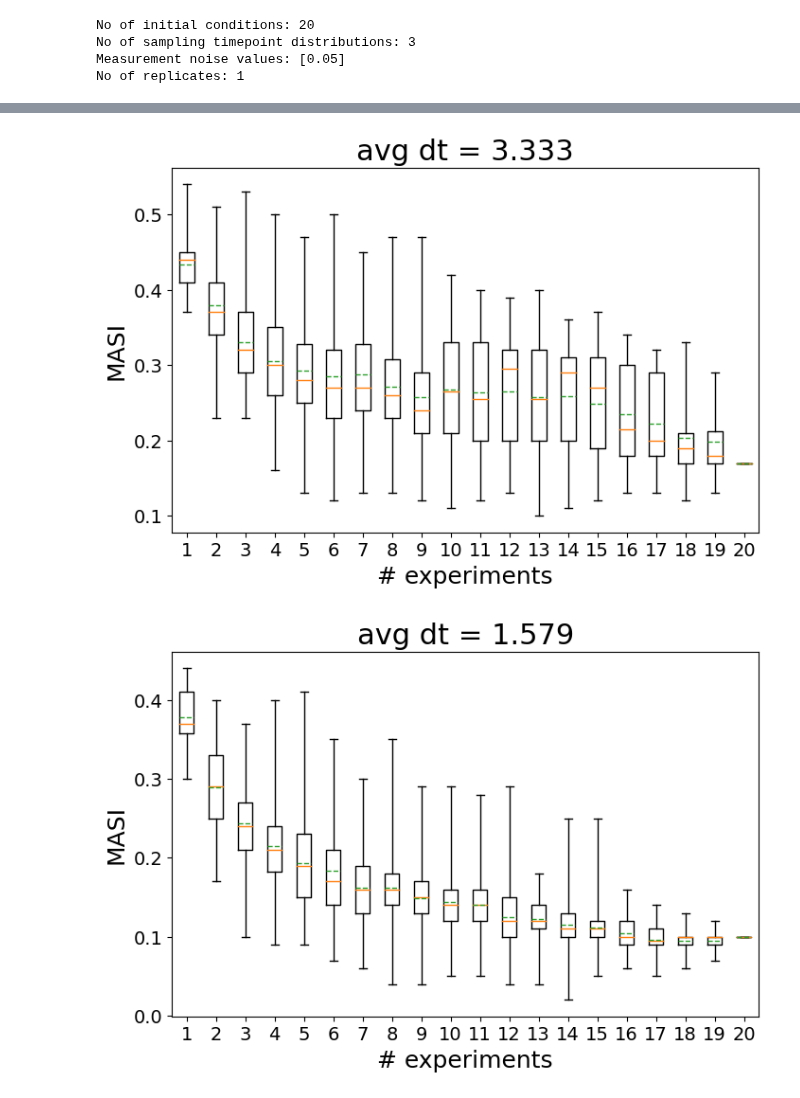
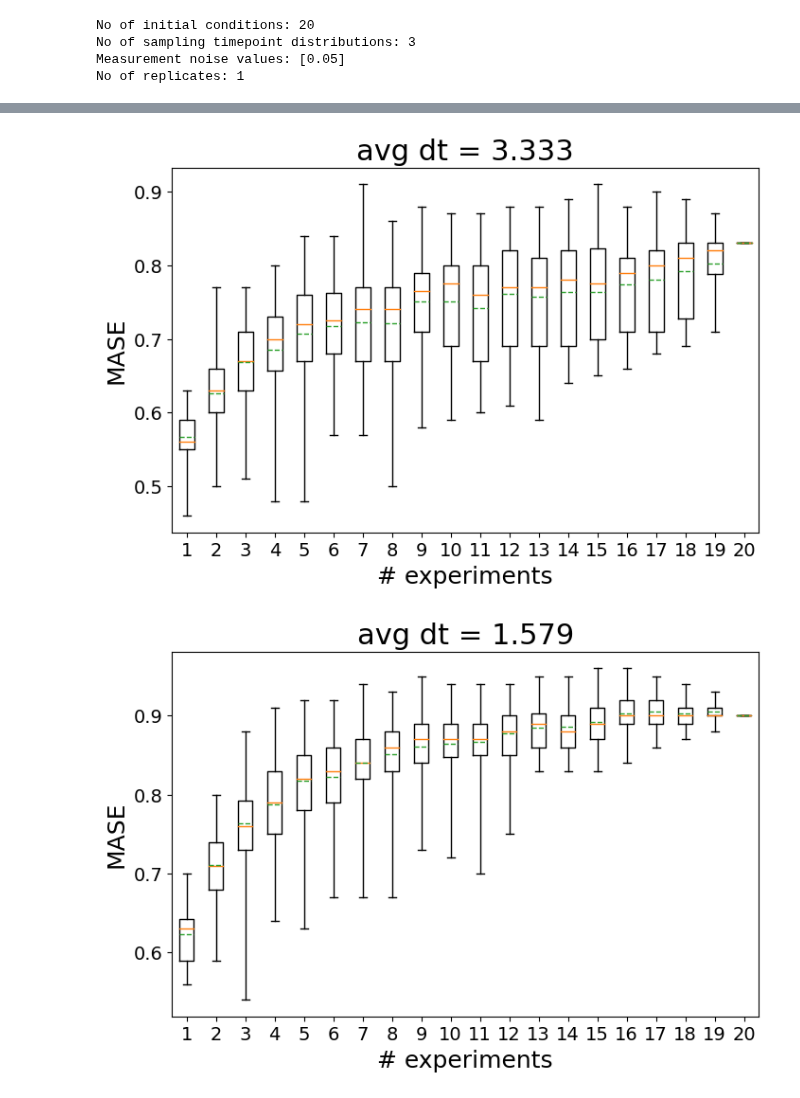
Before and after one commit to joaovaleriano/gLV_OED, a Jupyter notebook: notebooks/analysis.ipynb, the cells around one changed output, grey strips where cells are left out. Drawn from its saved outputs; the diff is of its cells as text; code cells hidden in the pictures.

```diff
--- a/notebooks/analysis.ipynb
+++ b/notebooks/analysis.ipynb
@@ -174,8 +199,9 @@ for t_samp in df.t_samp_dist_idx.unique():
                 r_est, A_est = fit_ridge_cv(df_comb)
                 p_est = np.concatenate((r_est, A_est.flatten()))
                 MSPD = ((p-p_est)**2).mean()
-                MASI = (np.sign(A_est)!=np.sign(A)).mean()
-                infer_out.loc[len(infer_out)] = [i+1, comb, t_samp, meas_noise] + list(p_est) + [MSPD, MASI]
+                MASE = (np.sign(A_est)==np.sign(A)).mean()
+                ES = calculate_es_score(A, A_est)
+                infer_out.loc[len(infer_out)] = [i+1, comb, t_samp, meas_noise] + list(p_est) + [MSPD, MASE, ES]
 # %%
 plt.figure(figsize=(8,5))
 for t_samp in infer_out.t_samp_dist_idx.unique():
@@ -193,11 +219,11 @@ plt.show()
 # %%
 plt.figure(figsize=(8, 5))
 for t_samp in infer_out.t_samp_dist_idx.unique():
-    plt.hist(infer_out[infer_out.t_samp_dist_idx==t_samp].MASI.values,
+    plt.hist(infer_out[infer_out.t_samp_dist_idx==t_samp].MASE.values,
              histtype="step", label=f"Avg dt = {metadict['avg_dt'][int(t_samp)]:.3f}",
              lw=2, density=True)
-plt.legend(loc="upper right", fontsize=16)
-plt.xlabel("MASI", fontsize=18)
+plt.legend(loc="upper left", fontsize=16)
+plt.xlabel("MASE", fontsize=18)
 plt.ylabel("Frequency", fontsize=18)
 plt.xticks(fontsize=14)
 plt.yticks(fontsize=14)
@@ -206,0 +233,12 @@ plt.show()
+# %%
+plt.figure(figsize=(8, 5))
+for t_samp in infer_out.t_samp_dist_idx.unique():
+    plt.hist(infer_out[infer_out.t_samp_dist_idx==t_samp].ES.values,
+             histtype="step", label=f"Avg dt = {metadict['avg_dt'][int(t_samp)]:.3f}",
+             lw=2, density=True)
+plt.legend(loc="upper left", fontsize=16)
+plt.xlabel("ES", fontsize=18)
+plt.ylabel("Frequency", fontsize=18)
+plt.xticks(fontsize=14)
+plt.yticks(fontsize=14)
+plt.show()
@@ -207,11 +251,11 @@ plt.show()
 # %%
-MASI = [infer_out[infer_out.n_init_cond==i]["MASI"].values \
+MASE = [infer_out[infer_out.n_init_cond==i]["MASE"].values \
         for i in infer_out.n_init_cond.unique()]
 
 plt.figure(figsize=(8,5))
-plt.boxplot(MASI, whis=(0, 100), meanline=True, showmeans=True)
+plt.boxplot(MASE, whis=(0, 100), meanline=True, showmeans=True)
 plt.xlabel("# experiments", fontsize=18)
-plt.ylabel("MASI", fontsize=18)
+plt.ylabel("MASE", fontsize=18)
 plt.xticks(fontsize=14)
 plt.yticks(fontsize=14)
 plt.show()
@@ -224,16 +264,16 @@ plt.show()
 # %%
 for t_samp in infer_out.t_samp_dist_idx.unique():
-    MASI = [infer_out[(infer_out[["n_init_cond", "t_samp_dist_idx"]]==[i,t_samp]).all(axis=1)]["MASI"].values \
+    MASE = [infer_out[(infer_out[["n_init_cond", "t_samp_dist_idx"]]==[i,t_samp]).all(axis=1)]["MASE"].values \
             for i in infer_out.n_init_cond.unique()]
 
     plt.figure(figsize=(8,5))
     plt.title(f"avg dt = {metadict['avg_dt'][int(t_samp)]:.3f}", fontsize=22)
-    plt.boxplot(MASI, whis=(0, 100), meanline=True, showmeans=True)
+    plt.boxplot(MASE, whis=(0, 100), meanline=True, showmeans=True)
     plt.xlabel("# experiments", fontsize=18)
-    plt.ylabel("MASI", fontsize=18)
+    plt.ylabel("MASE", fontsize=18)
     plt.xticks(fontsize=14)
     plt.yticks(fontsize=14)
     plt.show()
 # %% [output]
-[figure, old version]
+[figure, new version]
-[figure, old version]
+[figure, new version]
```
Also changed, not shown: parts of 18 cells of this notebook.
